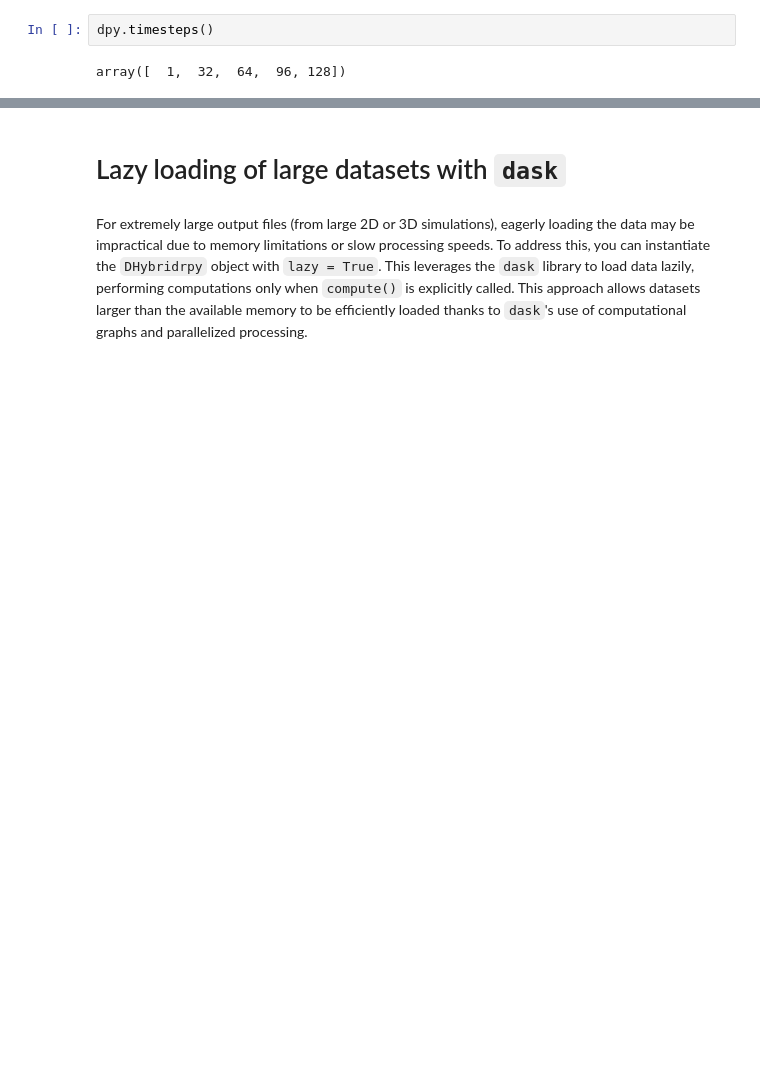
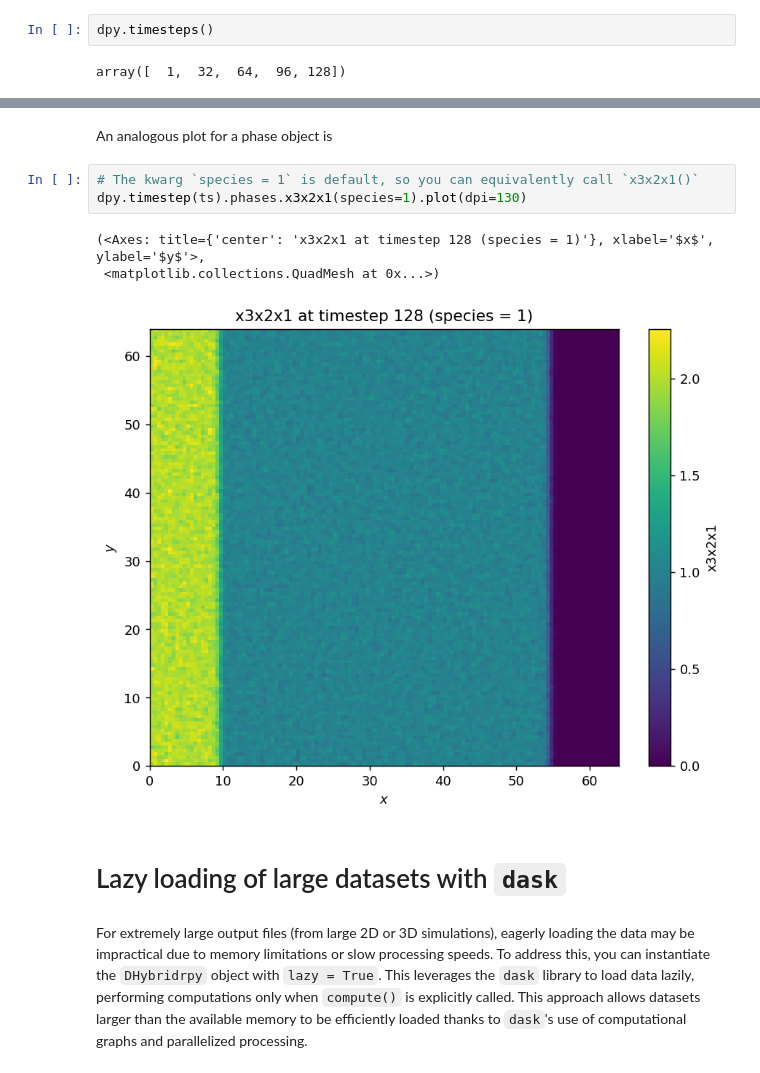
Before and after one commit to bwostler/dhybridrpy, a Jupyter notebook: examples/examples.ipynb, the cells around one changed output, grey strips where cells are left out. Saved outputs shown, nothing was run; the diff lists cells and outputs as text; blank space fills up the shorter version.

```diff
--- a/examples/examples.ipynb
+++ b/examples/examples.ipynb
@@ -109,3 +109,12 @@ dpy.timestep(ts).fields.Bx().plot()
+# %% [markdown]
+An analogous plot for a phase object is
+# %%
+# The kwarg `species = 1` is default, so you can equivalently call `x3x2x1()`
+dpy.timestep(ts).phases.x3x2x1(species=1).plot(dpi=130)
+# %% [output]
+(<Axes: title={'center': 'x3x2x1 at timestep 128 (species = 1)'}, xlabel='$x$', ylabel='$y$'>,
+ <matplotlib.collections.QuadMesh at 0x...>)
+[figure, added]
 # %% [markdown]
 # Lazy loading of large datasets with `dask`
 # %% [markdown]
```
Also changed, not shown: parts of 36 cells of this notebook, 1 other file.
